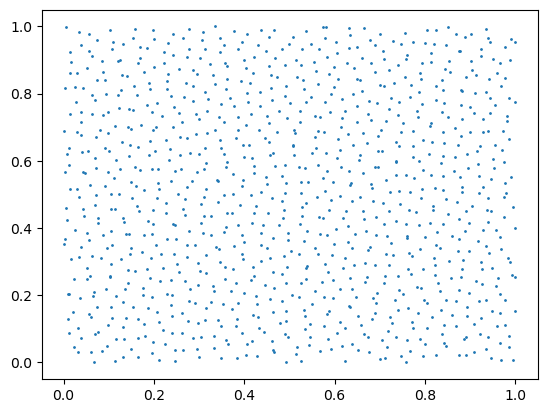
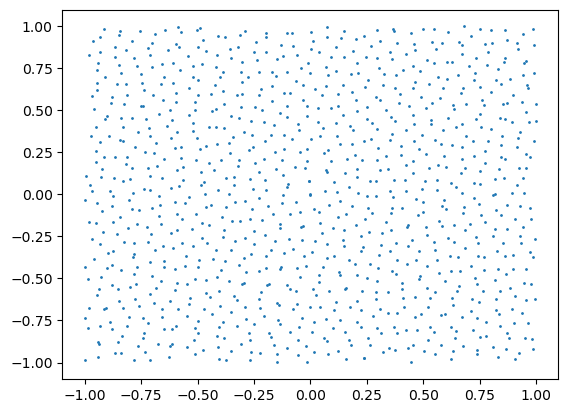
The change to this notebook cell's code, shown as a diff; its figure went from the first image to the second:
--- before
+++ after
@@ -1 +1 @@
-plt.scatter(points[:,0],points[:,1],s=1)
+plt.scatter(blue_noise_points[5,:,0],blue_noise_points[5,:,1],s=1)

Commit: Changed some graphs in code for counting regions using uniform sampling and quasi random methods, and generatingblue noise